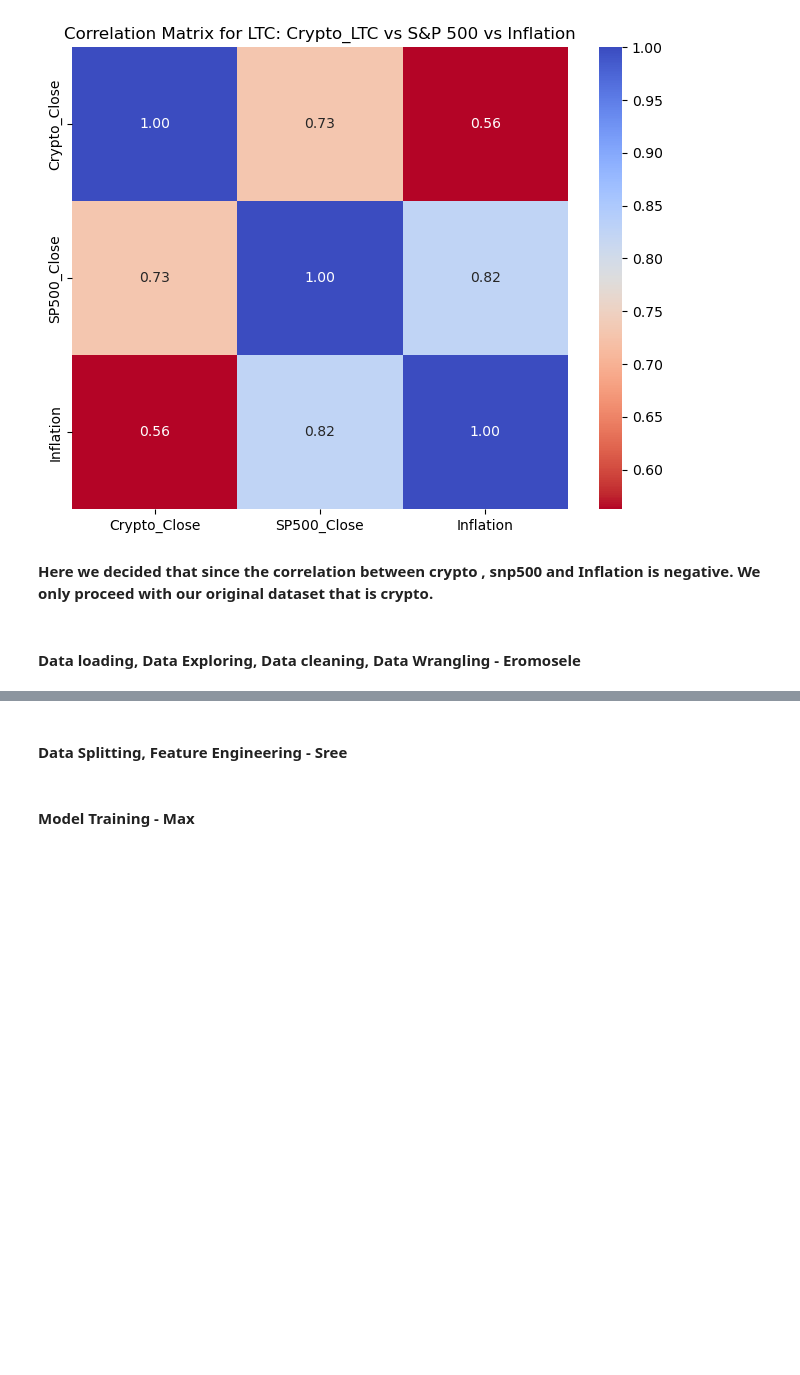
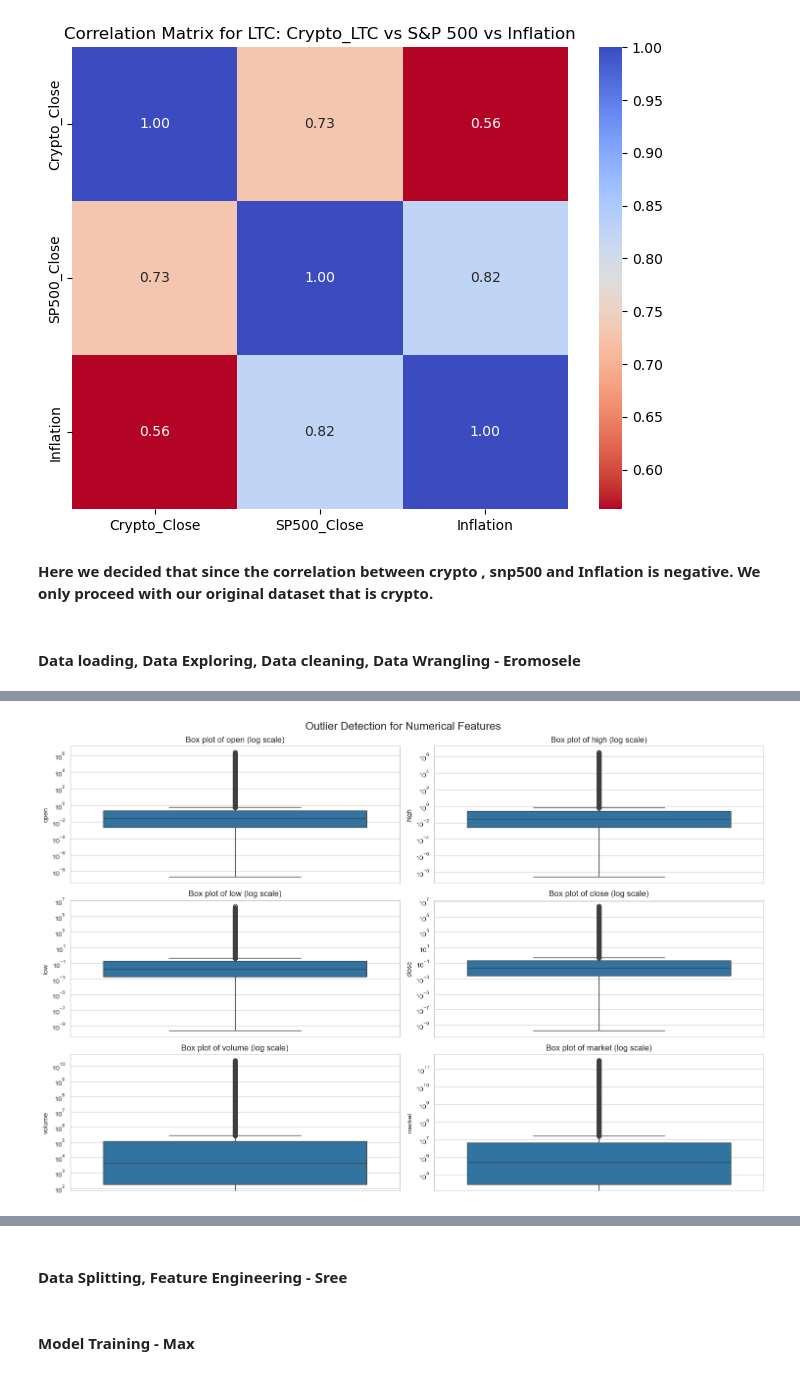
Before and after one commit to Sree-Praveen/Every-Cryptocurrency-Daily-Market-Price, a Jupyter notebook: main.ipynb, the cells around one changed output, grey strips where cells are left out. Saved outputs shown, nothing was run; the diff lists cells and outputs as text; code cells hidden in the pictures; blank space fills up the shorter version.

Commit message:
Data loading, Data Exploring, Data cleaning, Data Wrangling by Eromosele

```diff
--- a/main.ipynb
+++ b/main.ipynb
@@ -497,3 +497,17 @@ Inflation         0.562519     0.824967   1.000000
 **Here we decided that since the correlation between crypto , snp500 and Inflation is negative. We only proceed with our original dataset that is crypto.**
 # %% [markdown]
 #### Data loading, Data Exploring, Data cleaning, Data Wrangling - Eromosele
+# %%
+import kagglehub
+import pandas as pd
+import numpy as np
+
+# Download latest version
+path = kagglehub.dataset_download("jessevent/all-crypto-currencies")
+print("Path to dataset files:", path)
+
+# Assuming the downloaded dataset contains 'crypto-markets.csv'
+df_crypto = pd.read_csv(path + '/crypto-markets.csv')
+
+print("DataFrame shape:", df_crypto.shape)
+display(df_crypto.head())
@@ -499,0 +523,80 @@ Inflation         0.562519     0.824967   1.000000
+# %%
+"""
+# Data Overview
+print("Shape of the DataFrame:", df_crypto.shape)
+display(df_crypto.describe())
+print("\nUnique cryptocurrencies (symbol):", df_crypto['symbol'].unique())
+print("\nUnique cryptocurrencies (name):", df_crypto['name'].unique())
+"""
+
+# Examine the descriptive statistics of numerical columns
+display(df_crypto.describe)
+
+# Missing Values
+print("\nMissing values per column:\n", df_crypto.isnull().sum())
+
+# Outlier Detection (using box plots for key numerical features)
+import matplotlib.pyplot as plt
+import seaborn as sns
+
+# Set style for better visualization
+sns.set_style("whitegrid")
+plt.rcParams.update({'font.size': 10})
+
+numerical_features = ['open', 'high', 'low', 'close', 'volume', 'market']
+plt.figure(figsize=(15, 10))
+
+for i, col in enumerate(numerical_features):
+    plt.subplot(3, 2, i + 1)
+    # Use log scale for better visualization as crypto data often has extreme outliers
+    sns.boxplot(y=df_crypto[col])
+    plt.yscale('log')
+    plt.title(f'Box plot of {col} (log scale)')
+    plt.tight_layout()
+
+plt.suptitle("Outlier Detection for Numerical Features", fontsize=16)
+plt.subplots_adjust(top=0.92)
+plt.tight_layout()
+plt.show()
+
+# Top 10 Cryptocurrencies by volume
+# Filter data for 2015-01-01 to 2018-12-31
+df_filtered = df_crypto[(df_crypto['date'] >= '2015-01-01') & (df_crypto['date'] <= '2018-12-31')]
+
+# Group by symbol and calculate average volume value
+average_volume = df_filtered.groupby('symbol')['volume'].mean()
+
+
+"""
+# Group by symbol and calculate average market cap value
+average_market_cap = df_filtered.groupby('symbol')['market'].mean()
+
+# Combine the average market capitalization and trading volume into a single DataFrame
+crypto_stats = pd.DataFrame({'avg_market_cap': avg_market_cap, 'avg_volume': avg_volume})
+
+# Sort the DataFrame by average market capitalization and trading volume in descending order
+crypto_stats_sorted = crypto_stats.sort_values(['avg_market_cap', 'avg_volume'], ascending=[False, False])
+
+# Select the top 10 cryptocurrencies based on average market capitalization and trading volume
+top_10_cryptocurrencies = crypto_stats_sorted.head(10)
+
+# Display the top 10 cryptocurrencies
+display(top_10_cryptocurrencies)
+"""
+
+
+# Sort by average volume cap and get the top 10
+top_10_crypto = average_volume.sort_values(ascending=False).head(10)
+print("\nTop 10 cryptocurrencies by average volume (2015-2018):")
+print(top_10_crypto)
+
+# Visualize top 10 cryptos
+plt.figure(figsize=(12, 6))
+top_10_crypto.plot(kind='bar')
+plt.title('Top 10 Cryptocurrencies by Average volume (2015-2018)')
+plt.xlabel('Cryptocurrency Symbol')
+plt.ylabel('Average volume')
+plt.xticks(rotation=45)
+plt.tight_layout()
+plt.show()
+# %% [output]
@@ -499,0 +635 @@ Inflation         0.562519     0.824967   1.000000
+[figure, added]
```
Also changed, not shown: parts of 4 cells of this notebook.
